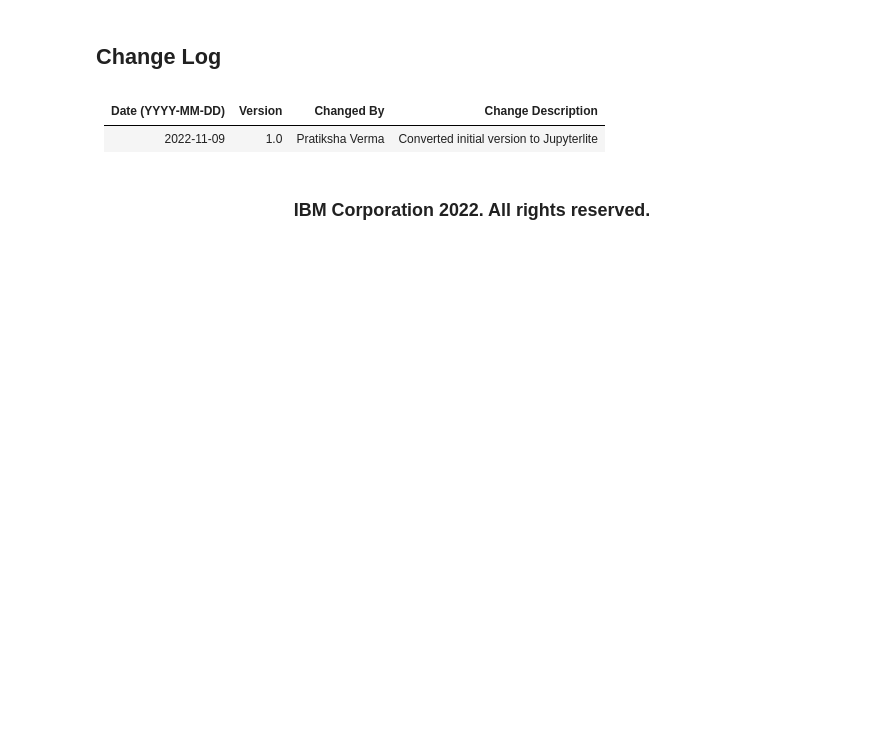
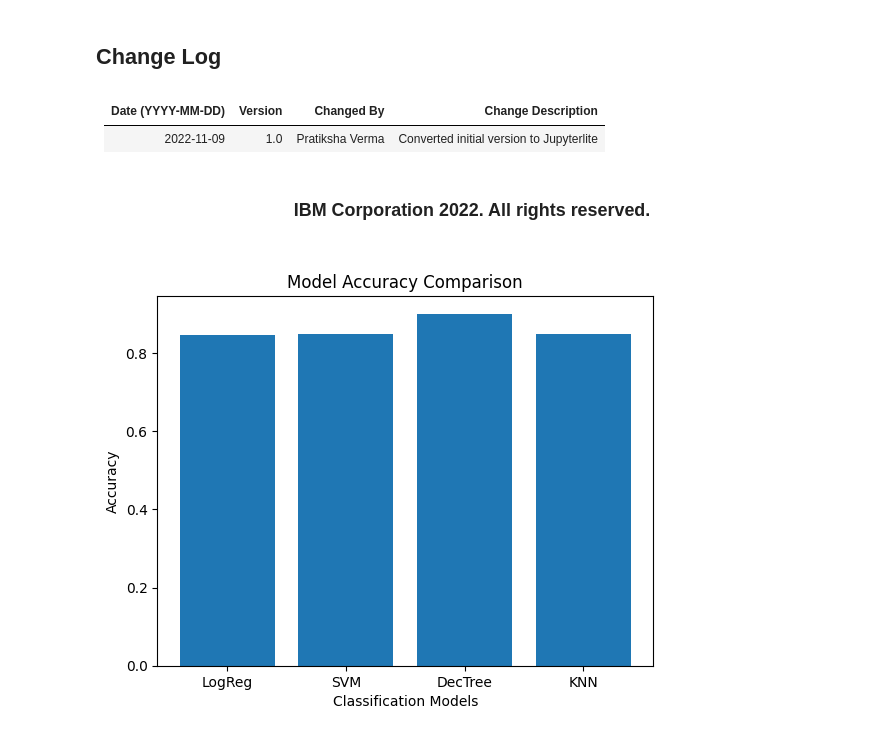
Before and after one commit to creibaud/Final-Data-Science-IBM, a Jupyter notebook: Prediction.ipynb, the cells around one changed output. Cells and saved outputs as stored; diff of their text form; code cells hidden in the pictures; blank space fills up the shorter version.

```diff
--- a/Prediction.ipynb
+++ b/Prediction.ipynb
@@ -358,3 +352,16 @@ Find the method performs best:
 | 2022-11-09        | 1.0     | Pratiksha Verma | Converted initial version to Jupyterlite|
 # %% [markdown]
 ### <h3 align="center"> IBM Corporation 2022. All rights reserved. <h3/>
+# %%
+# Define the model names and accuracies
+model_names = ['LogReg', 'SVM', 'DecTree', 'KNN']
+accuracies = [logreg_cv.best_score_, svm_cv.best_score_, tree_cv.best_score_, knn_cv.best_score_]
+
+# Create the bar chart
+plt.bar(model_names, accuracies)
+plt.xlabel('Classification Models')
+plt.ylabel('Accuracy')
+plt.title('Model Accuracy Comparison')
+plt.show()
+# %% [output]
+[figure, added]
```
Also changed, not shown: parts of 6 cells of this notebook, 2 other files.
